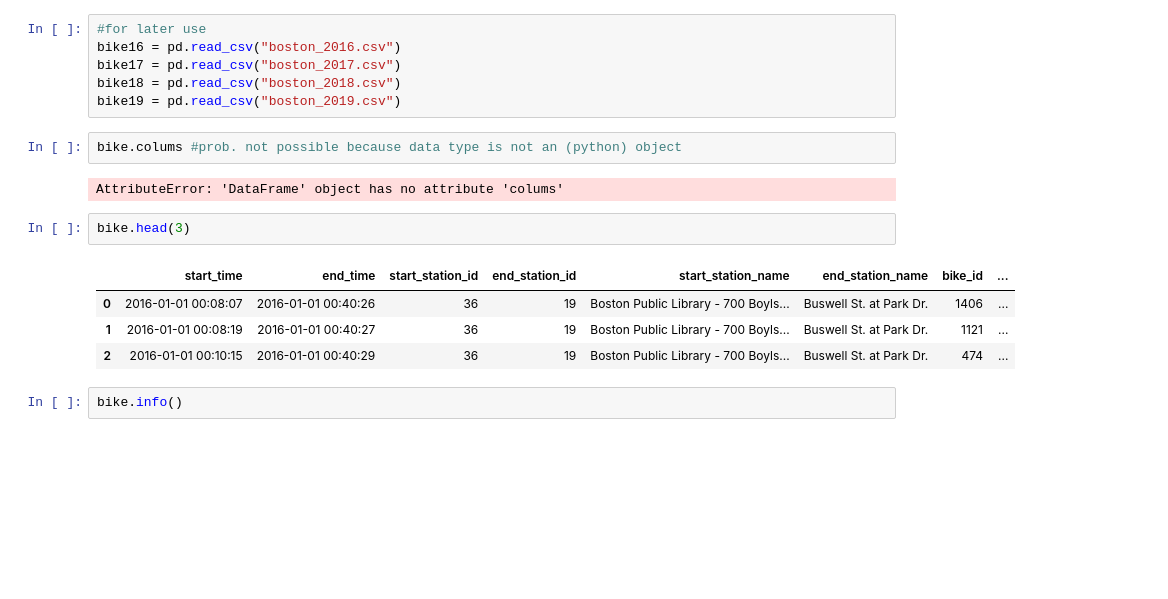
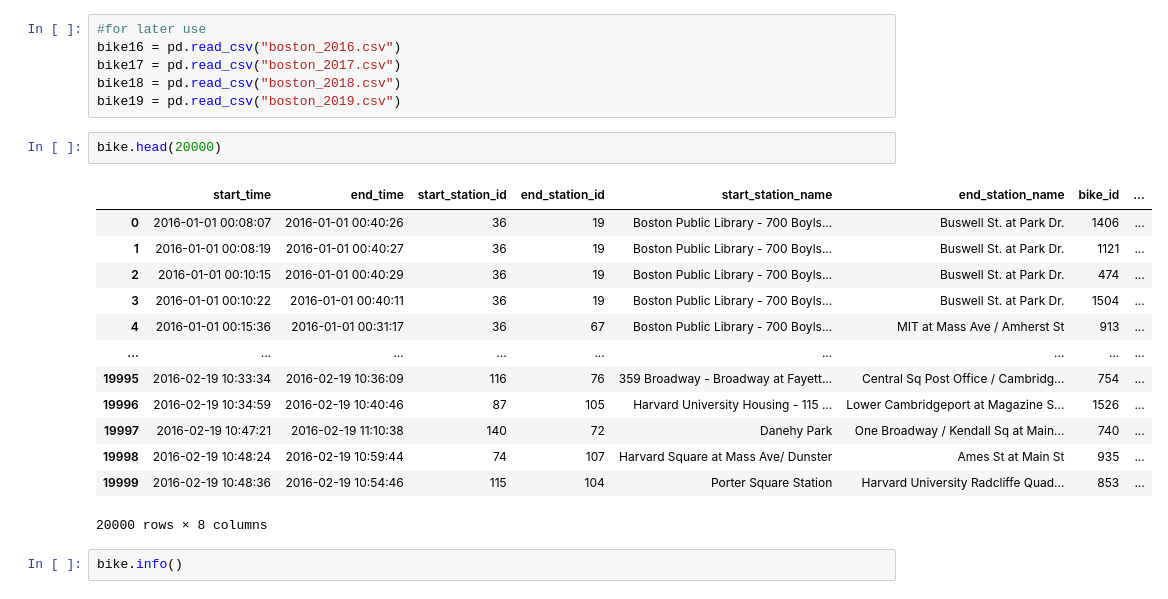
Before and after one commit to MoritzWagner13/Machine-Learning, a Jupyter notebook: Code.ipynb, the cells around one changed output. Saved outputs shown, nothing was run; the diff lists cells and outputs as text; blank space fills up the shorter version.

```diff
--- a/Code.ipynb
+++ b/Code.ipynb
@@ -17,17 +17,22 @@ bike16 = pd.read_csv("boston_2016.csv")
 bike17 = pd.read_csv("boston_2017.csv")
 bike18 = pd.read_csv("boston_2018.csv")
 bike19 = pd.read_csv("boston_2019.csv")
-# %%
-bike.colums #prob. not possible because data type is not an (python) object
-# %% [output]
-AttributeError: 'DataFrame' object has no attribute 'colums'
 # %%
-bike.head(3)
+bike.head(20000)
 # %% [output]
 |  | start_time | end_time | start_station_id | end_station_id | start_station_name | end_station_name | bike_id | ... |
 | 0 | 2016-01-01 00:08:07 | 2016-01-01 00:40:26 | 36 | 19 | Boston Public Library - 700 Boyls... | Buswell St. at Park Dr. | 1406 | ... |
 | 1 | 2016-01-01 00:08:19 | 2016-01-01 00:40:27 | 36 | 19 | Boston Public Library - 700 Boyls... | Buswell St. at Park Dr. | 1121 | ... |
 | 2 | 2016-01-01 00:10:15 | 2016-01-01 00:40:29 | 36 | 19 | Boston Public Library - 700 Boyls... | Buswell St. at Park Dr. | 474 | ... |
+| 3 | 2016-01-01 00:10:22 | 2016-01-01 00:40:11 | 36 | 19 | Boston Public Library - 700 Boyls... | Buswell St. at Park Dr. | 1504 | ... |
+| 4 | 2016-01-01 00:15:36 | 2016-01-01 00:31:17 | 36 | 67 | Boston Public Library - 700 Boyls... | MIT at Mass Ave / Amherst St | 913 | ... |
+| ... | ... | ... | ... | ... | ... | ... | ... | ... |
+| 19995 | 2016-02-19 10:33:34 | 2016-02-19 10:36:09 | 116 | 76 | 359 Broadway - Broadway at Fayett... | Central Sq Post Office / Cambridg... | 754 | ... |
+| 19996 | 2016-02-19 10:34:59 | 2016-02-19 10:40:46 | 87 | 105 | Harvard University Housing - 115 ... | Lower Cambridgeport at Magazine S... | 1526 | ... |
+| 19997 | 2016-02-19 10:47:21 | 2016-02-19 11:10:38 | 140 | 72 | Danehy Park | One Broadway / Kendall Sq at Main... | 740 | ... |
+| 19998 | 2016-02-19 10:48:24 | 2016-02-19 10:59:44 | 74 | 107 | Harvard Square at Mass Ave/ Dunster | Ames St at Main St | 935 | ... |
+| 19999 | 2016-02-19 10:48:36 | 2016-02-19 10:54:46 | 115 | 104 | Porter Square Station | Harvard University Radcliffe Quad... | 853 | ... |
+20000 rows × 8 columns
 # %%
 bike.info()
 # %% [output]
```
Also changed, not shown: parts of 6 cells of this notebook.
